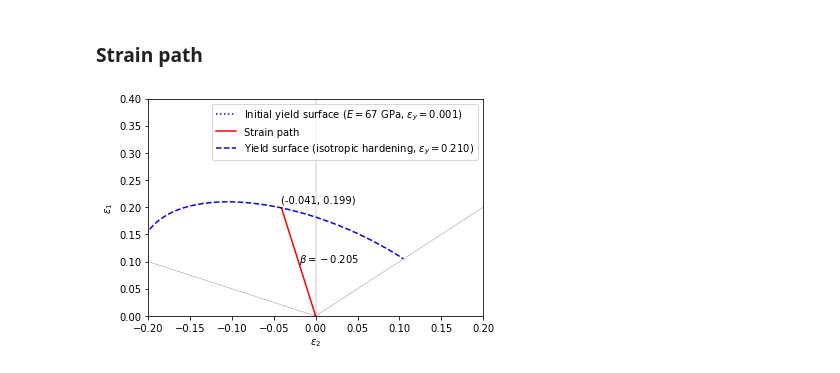
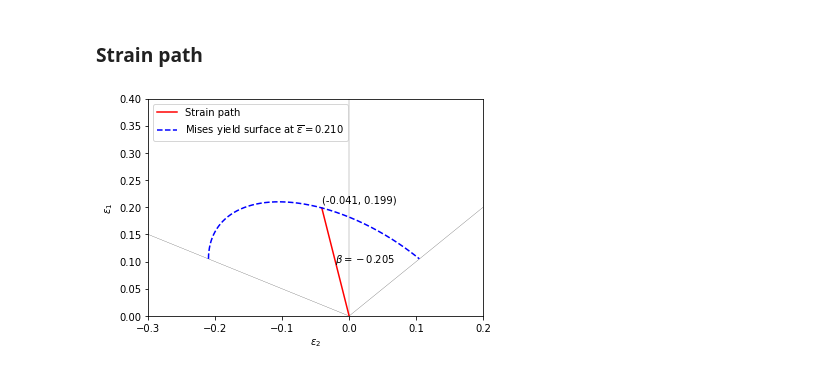
Before and after one commit to dmpalma/sheet-metal-forming-notebooks, a Jupyter notebook: 01_plasticity/marciniak_ex3_1.ipynb, the cells around one changed output. Drawn from its saved outputs; the diff is of its cells as text; code cells hidden in the pictures.

```diff
--- a/01_plasticity/marciniak_ex3_1.ipynb
+++ b/01_plasticity/marciniak_ex3_1.ipynb
@@ -138,29 +102,6 @@ plt.show()
 # %% [markdown]
 ### Strain path
-# %%
-E = 67 # Let's assume an aluminium alloy, E = 67 GPa
-ey = sy/(E*1e3)
-
-# yield surface
-b = [3*i/1000-2 for i in range(1000)]
-y0 = [ey/(2/math.sqrt(3)*math.sqrt(1+i+i**2)) for i in b]
-x0 = [j*i for i,j in zip(y0,b)]
-yi = [eeff/(2/math.sqrt(3)*math.sqrt(1+i+i**2)) for i in b]
-xi = [j*i for i,j in zip(yi,b)]
-
-fig, ax = plt.subplots()
-ax.plot([0,-2], [0,1], 'k-', linewidth=0.2)
-ax.plot([0,0], [0,1], 'k-', linewidth=0.2)
-ax.plot([0,1], [0,1], 'k-', linewidth=0.2)
-ax.plot(x0,y0, 'b:', label=r'Initial yield surface ($E=%s$ GPa, $\varepsilon_y=%0.3f$)' % (E,ey))
-ax.plot([0, e2], [0, e1], color='r', label='Strain path')
-ax.plot(xi,yi, 'b--', label=r'Yield surface (isotropic hardening, $\varepsilon_y=%0.3f$)' % eeff)
-ax.axis([-0.2, 0.2, 0, 0.4])
-ax.set_xlabel(r'$\varepsilon_2$')
-ax.set_ylabel(r'$\varepsilon_1$')
-ax.annotate(r'(%0.3f, %0.3f)' % (e2,e1), [e2,e1+0.01])
-ax.annotate(r'$\beta=%0.3f$' % beta, [e2/2,e1/2])
-plt.legend()
-plt.show()
-# %% [output]
-[figure, removed]
+# %%
+f.plot_strains(e1, beta*e1)
+# %% [output]
+[figure, added]
```
Also changed, not shown: parts of 7 cells of this notebook, 4 other files.
